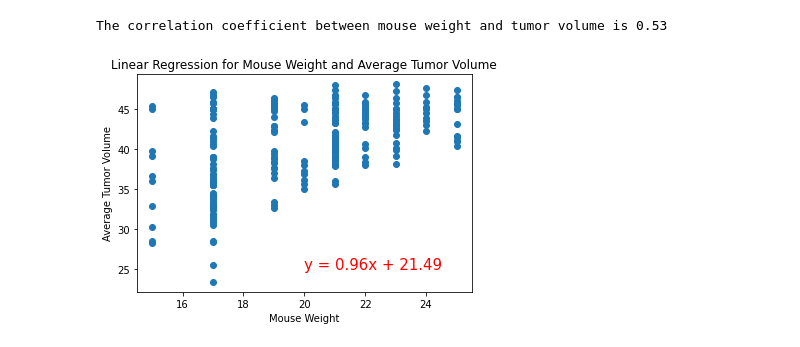
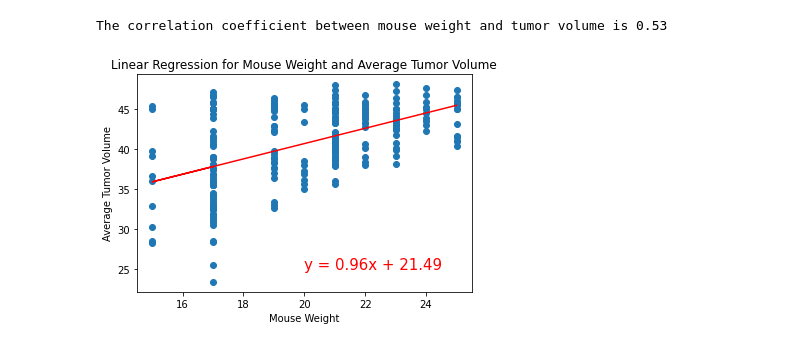
Before and after one commit to shaff183/Matplotlib-challenge, a Jupyter notebook: Pymaceuticals/main.ipynb, the cells around one changed output. Cells and saved outputs as stored; diff of their text form; code cells hidden in the pictures.

Commit message:
fixed some things on linear regression

```diff
--- a/Pymaceuticals/main.ipynb
+++ b/Pymaceuticals/main.ipynb
@@ -264,14 +270,14 @@ The correlation coefficient between mouse weight and tumor volume is 0.53
 # %%
 # linear regression model
 (slope, intercept, rvalue, pvalue, stderr) = linregress(mouse_weight, tumor_volume)
-regress_values = mouse_weight * slope * intercept
+regress_values = mouse_weight * slope + intercept
 line_eq = "y = " + str(round(slope,2)) + "x + " + str(round(intercept,2))
 plt.scatter(mouse_weight, tumor_volume)
-#plt.plot(mouse_weight, regress_values, "r-")
+plt.plot(mouse_weight, regress_values, "r-")
 plt.annotate(line_eq,(20,25),fontsize=15,color='red')
 plt.xlabel('Mouse Weight')
 plt.ylabel('Average Tumor Volume')
 plt.title('Linear Regression for Mouse Weight and Average Tumor Volume')
 plt.show()
 # %% [output]
-[figure, old version]
+[figure, new version]
```
Also changed, not shown: parts of 1 cell of this notebook.
